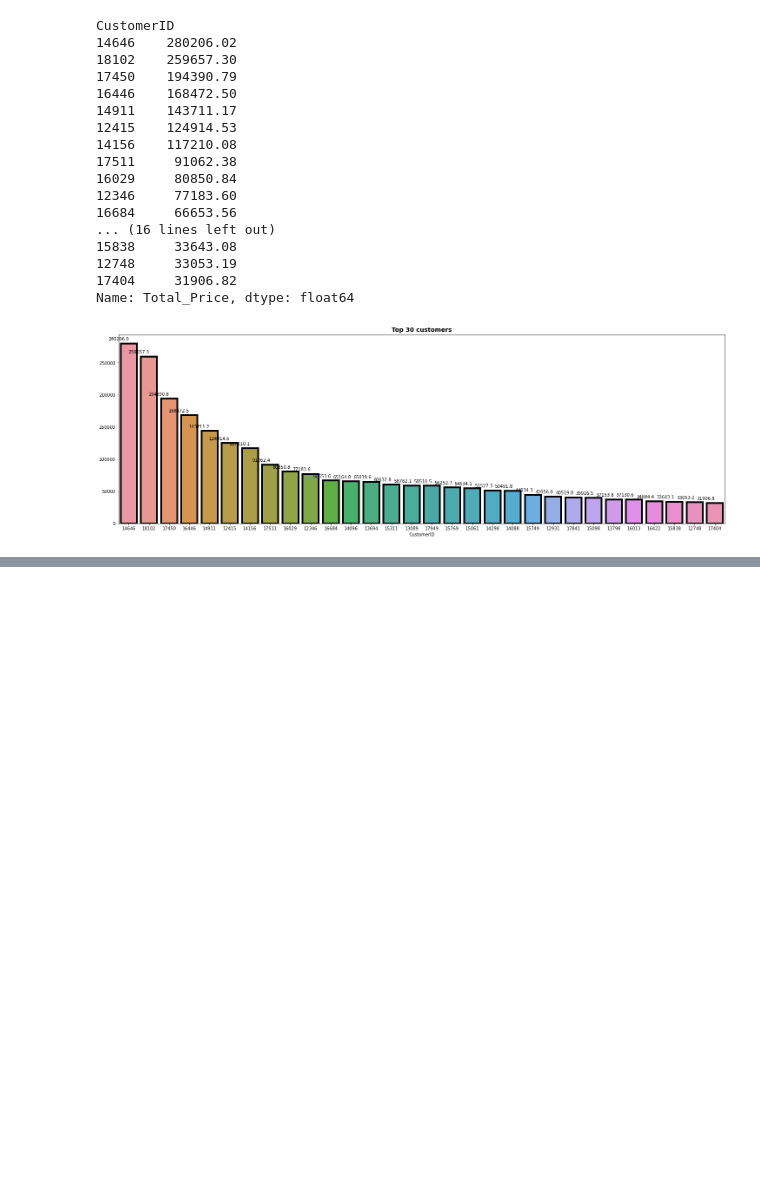
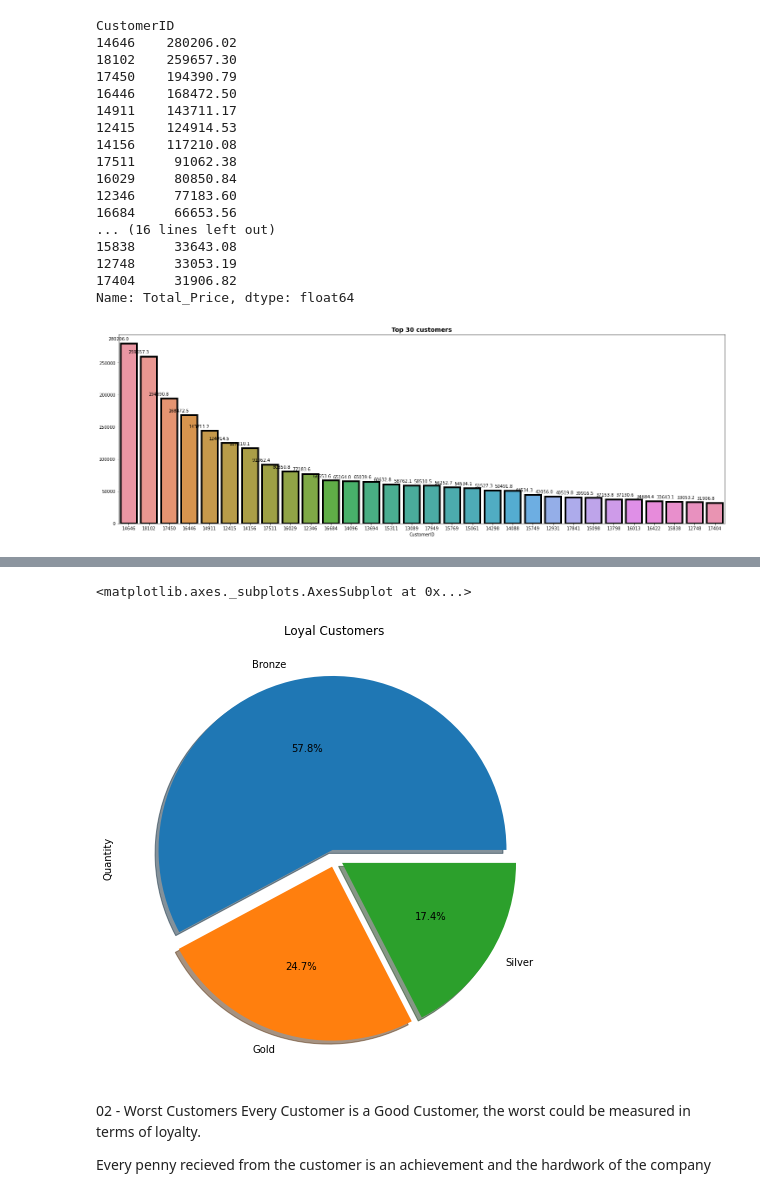
Before and after one commit to PratibhaSanganmath/ML-Online-Retail-Customer-segmentation, a Jupyter notebook: Online_Retail_Customer_Segmentation_1_Capstone_Project.ipynb, the cells around one changed output, grey strips where cells are left out. Cells and saved outputs as stored; diff of their text form; code cells hidden in the pictures; blank space fills up the shorter version.

```diff
--- a/Online_Retail_Customer_Segmentation_1_Capstone_Project.ipynb
+++ b/Online_Retail_Customer_Segmentation_1_Capstone_Project.ipynb
@@ -470,0 +499,21 @@ for p in ax.patches:
+# %%
+#dividing the customers based on their buying style
+def Loyalty(x):
+    if x<500:
+        return "Bronze"
+    elif 500 <= x < 1000:
+        return "Silver"
+    elif x >= 1000:
+        return "Gold"
+# %%
+loyal_customers_categories = loyal_customers.apply(lambda x: Loyalty(x))
+# %%
+loyal_customers_categories.value_counts().plot.pie(figsize=(10,8),legend=False,autopct='%1.1f%%',shadow=True,explode=(0.05,0.05,0.05),title='Loyal Customers')
+# %% [output]
+<matplotlib.axes._subplots.AxesSubplot at 0x...>
+[figure, added]
+# %% [markdown]
+02 - Worst Customers
+Every Customer is a Good Customer, the worst could be measured in terms of loyalty.
+
+Every penny recieved from the customer is an achievement and the hardwork of the company
```
Also changed, not shown: parts of 23 cells of this notebook.
